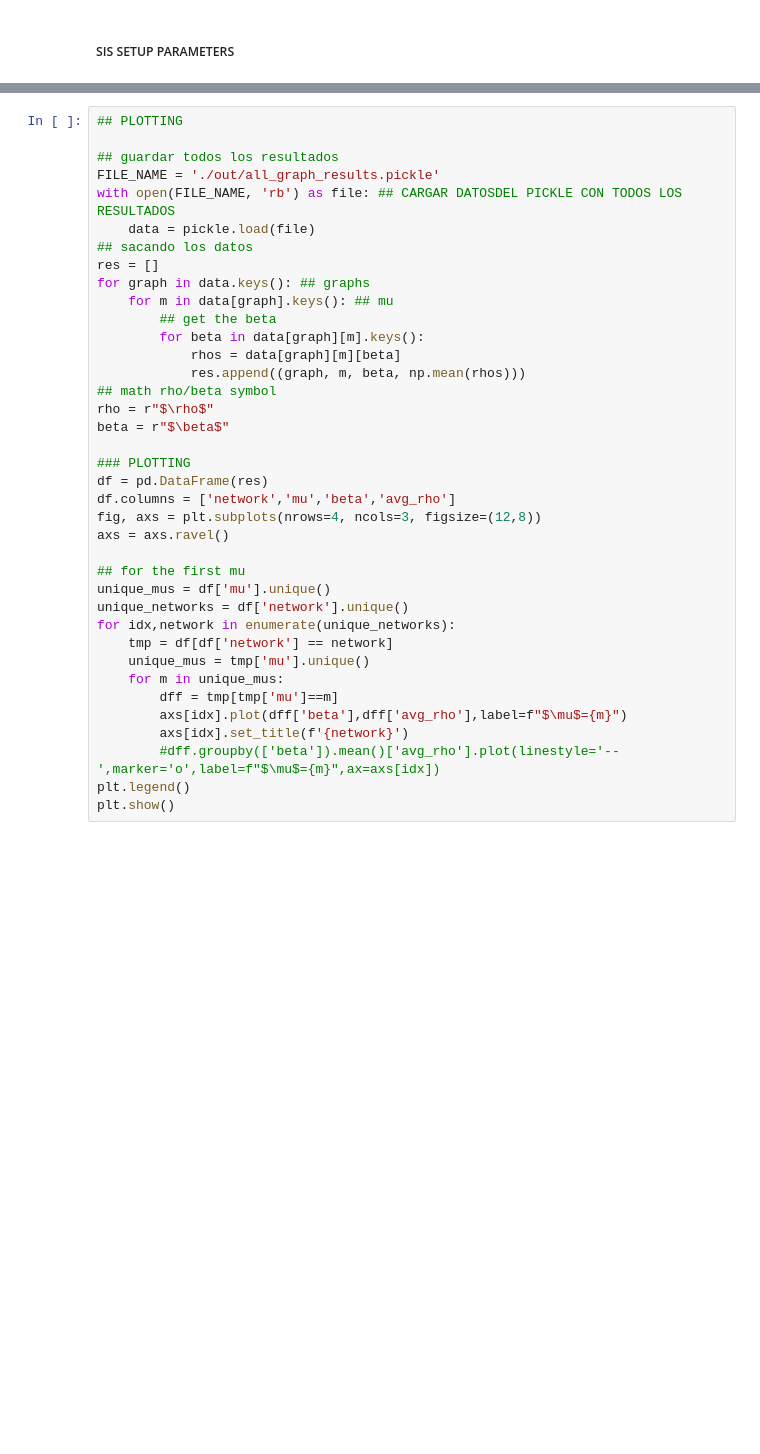
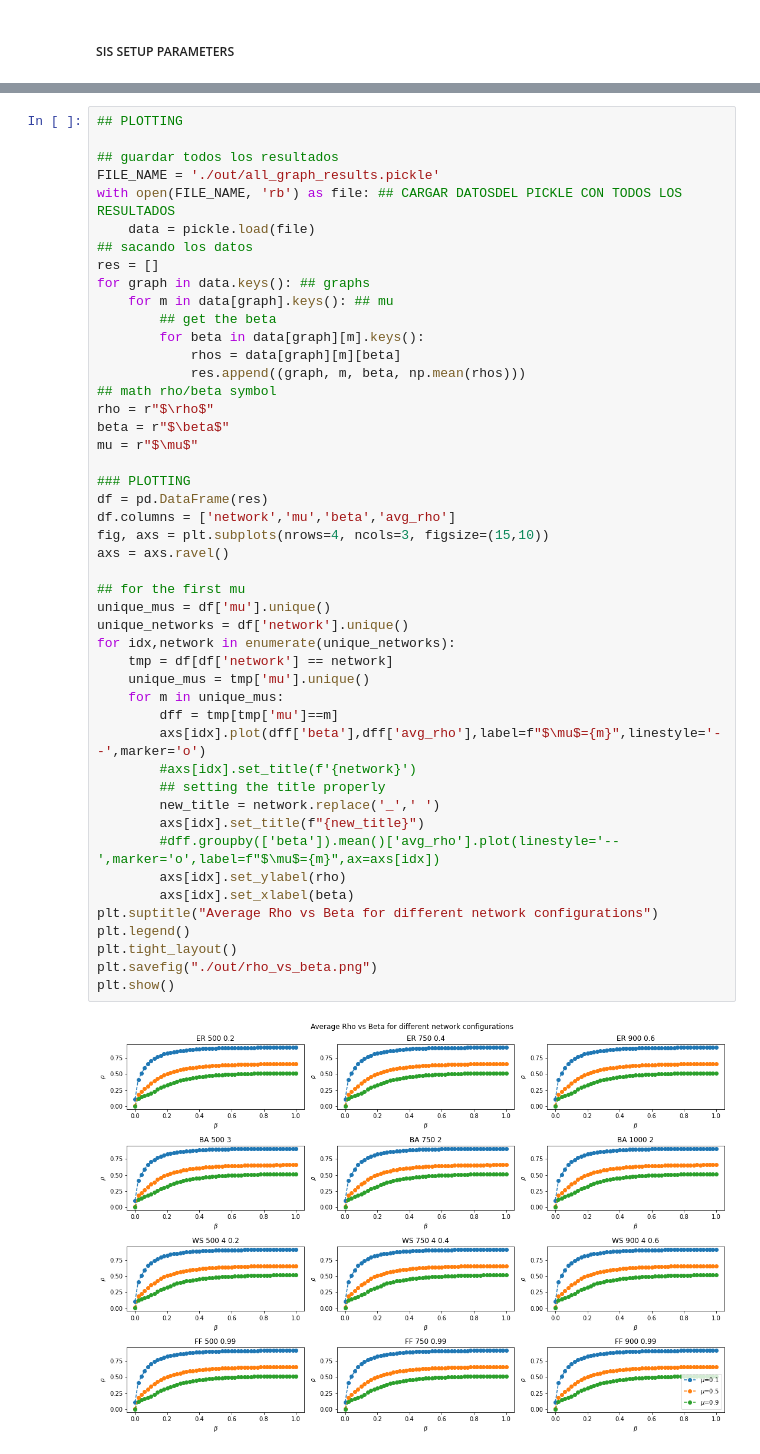
Before and after one commit to walzter/upc-cn, a Jupyter notebook: Assignments/Task4/SIS.ipynb, the cells around one changed output, grey strips where cells are left out. Saved outputs shown, nothing was run; the diff lists cells and outputs as text; blank space fills up the shorter version.

Commit message:
Edited SIS model & plots

```diff
--- a/Assignments/Task4/SIS.ipynb
+++ b/Assignments/Task4/SIS.ipynb
@@ -265,33 +267,44 @@ FILE_NAME = './out/all_graph_results.pickle'
 with open(FILE_NAME, 'rb') as file: ## CARGAR DATOSDEL PICKLE CON TODOS LOS RESULTADOS
     data = pickle.load(file)
 ## sacando los datos
 res = []
 for graph in data.keys(): ## graphs
     for m in data[graph].keys(): ## mu
         ## get the beta
         for beta in data[graph][m].keys():
             rhos = data[graph][m][beta]
             res.append((graph, m, beta, np.mean(rhos)))
 ## math rho/beta symbol
 rho = r"$\rho$"
 beta = r"$\beta$"
+mu = r"$\mu$"
 
 ### PLOTTING
 df = pd.DataFrame(res)
 df.columns = ['network','mu','beta','avg_rho']
-fig, axs = plt.subplots(nrows=4, ncols=3, figsize=(12,8))
+fig, axs = plt.subplots(nrows=4, ncols=3, figsize=(15,10))
 axs = axs.ravel()
 
 ## for the first mu
 unique_mus = df['mu'].unique()
 unique_networks = df['network'].unique()
 for idx,network in enumerate(unique_networks):
     tmp = df[df['network'] == network]
     unique_mus = tmp['mu'].unique()
     for m in unique_mus:
         dff = tmp[tmp['mu']==m]
-        axs[idx].plot(dff['beta'],dff['avg_rho'],label=f"$\mu$={m}")
-        axs[idx].set_title(f'{network}')
+        axs[idx].plot(dff['beta'],dff['avg_rho'],label=f"$\mu$={m}",linestyle='--',marker='o')
+        #axs[idx].set_title(f'{network}')
+        ## setting the title properly
+        new_title = network.replace('_',' ')
+        axs[idx].set_title(f"{new_title}")
         #dff.groupby(['beta']).mean()['avg_rho'].plot(linestyle='--',marker='o',label=f"$\mu$={m}",ax=axs[idx])
+        axs[idx].set_ylabel(rho)
+        axs[idx].set_xlabel(beta)
+plt.suptitle("Average Rho vs Beta for different network configurations")
 plt.legend()
+plt.tight_layout()
+plt.savefig("./out/rho_vs_beta.png")
 plt.show()
+# %% [output]
+[figure, added]
```
Also changed, not shown: parts of 3 cells of this notebook, 15 other files.
